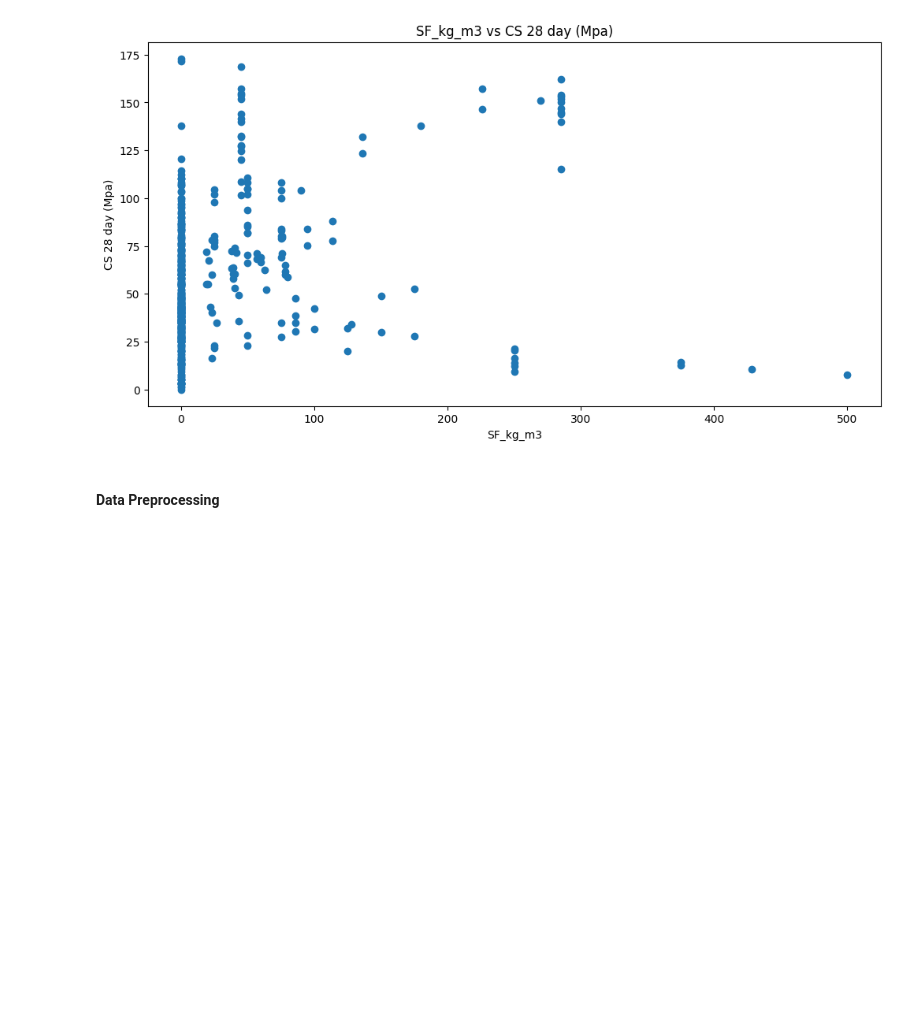
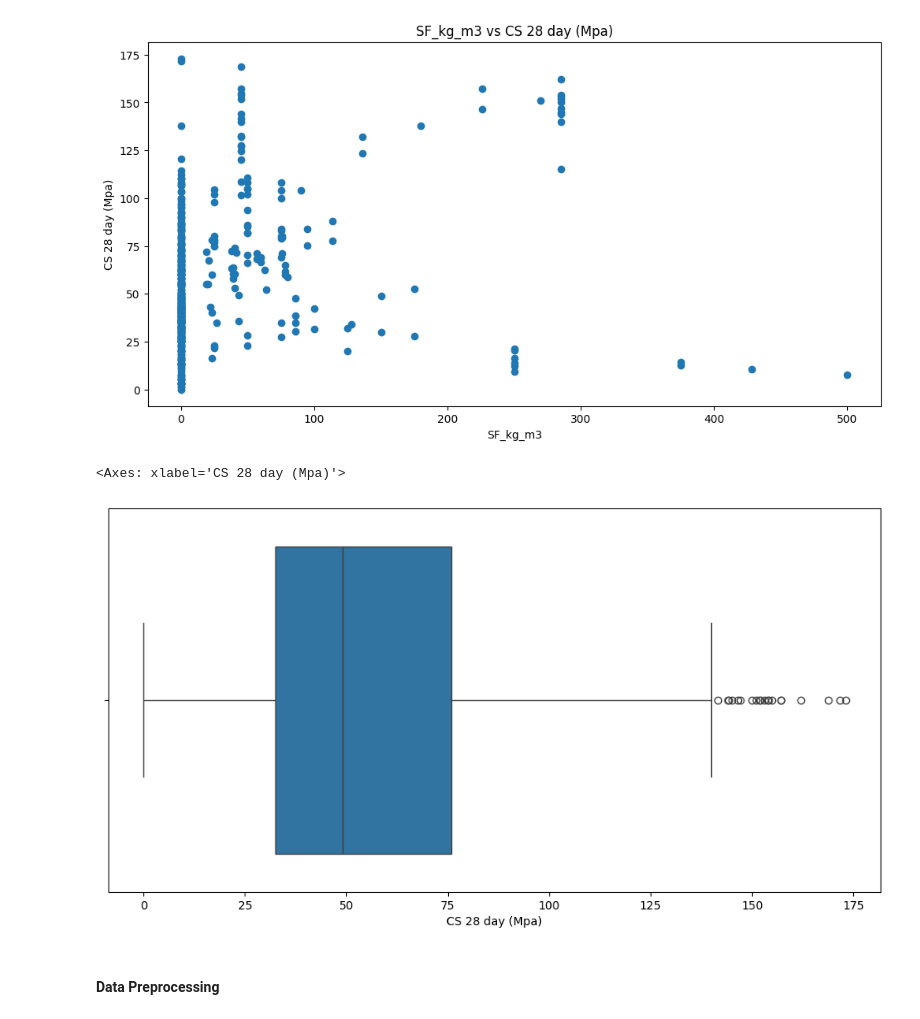
Before and after one commit to Prayash1432/Capstone-Final, a Jupyter notebook: Code.ipynb, the cells around one changed output. Saved outputs shown, nothing was run; the diff lists cells and outputs as text; code cells hidden in the pictures; blank space fills up the shorter version.

```diff
--- a/Code.ipynb
+++ b/Code.ipynb
@@ -187,6 +187,11 @@ plt.title("SF_kg_m3 vs CS 28 day (Mpa)")
 plt.show()
 # %% [output]
 [figure]
+# %%
+sns.boxplot(x=dataset['CS 28 day (Mpa)'])
+# %% [output]
+<Axes: xlabel='CS 28 day (Mpa)'>
+[figure, added]
 # %% [markdown]
 #### Data Preprocessing
 # %%
```
Also changed, not shown: parts of 41 cells of this notebook.
